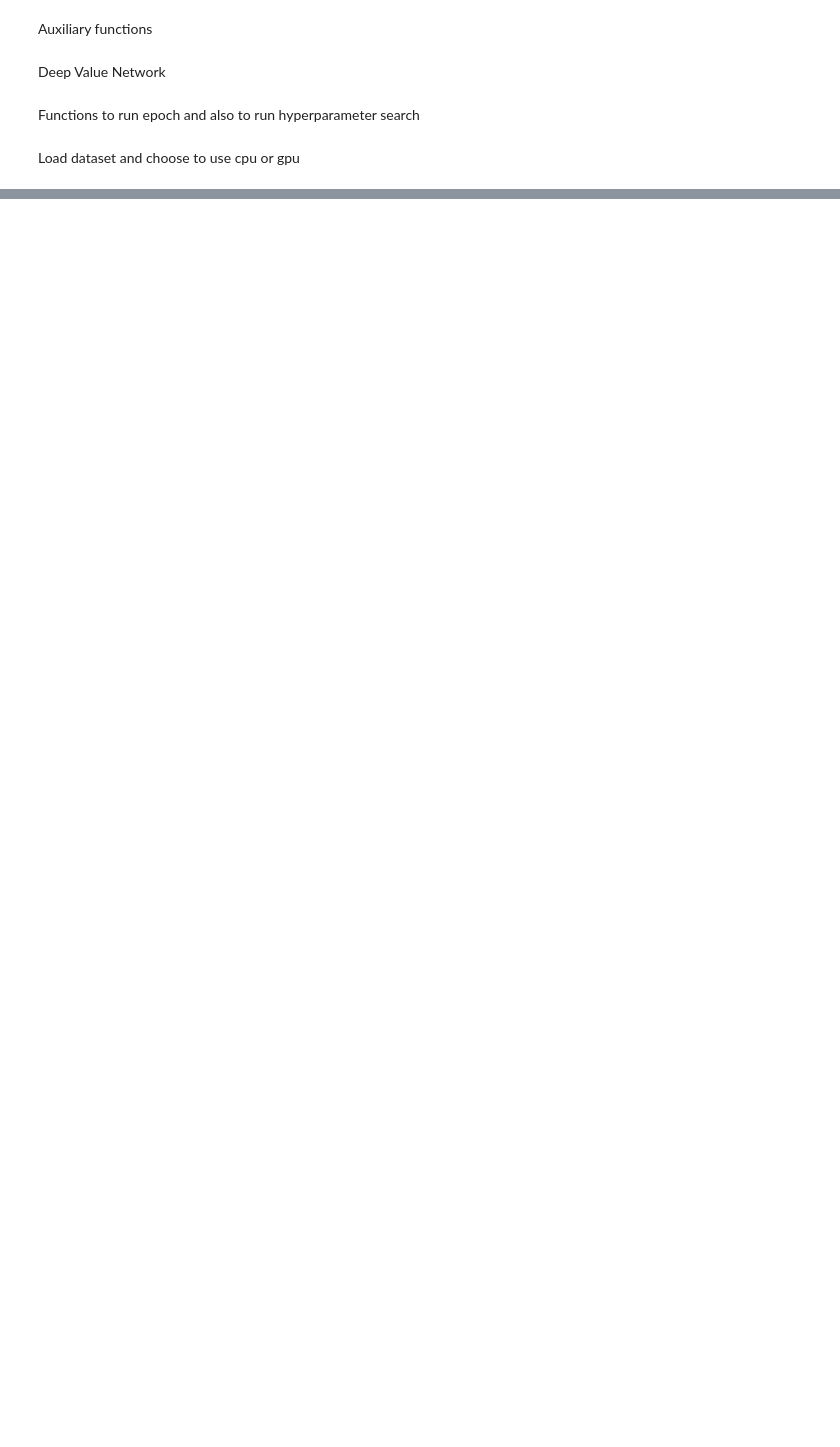
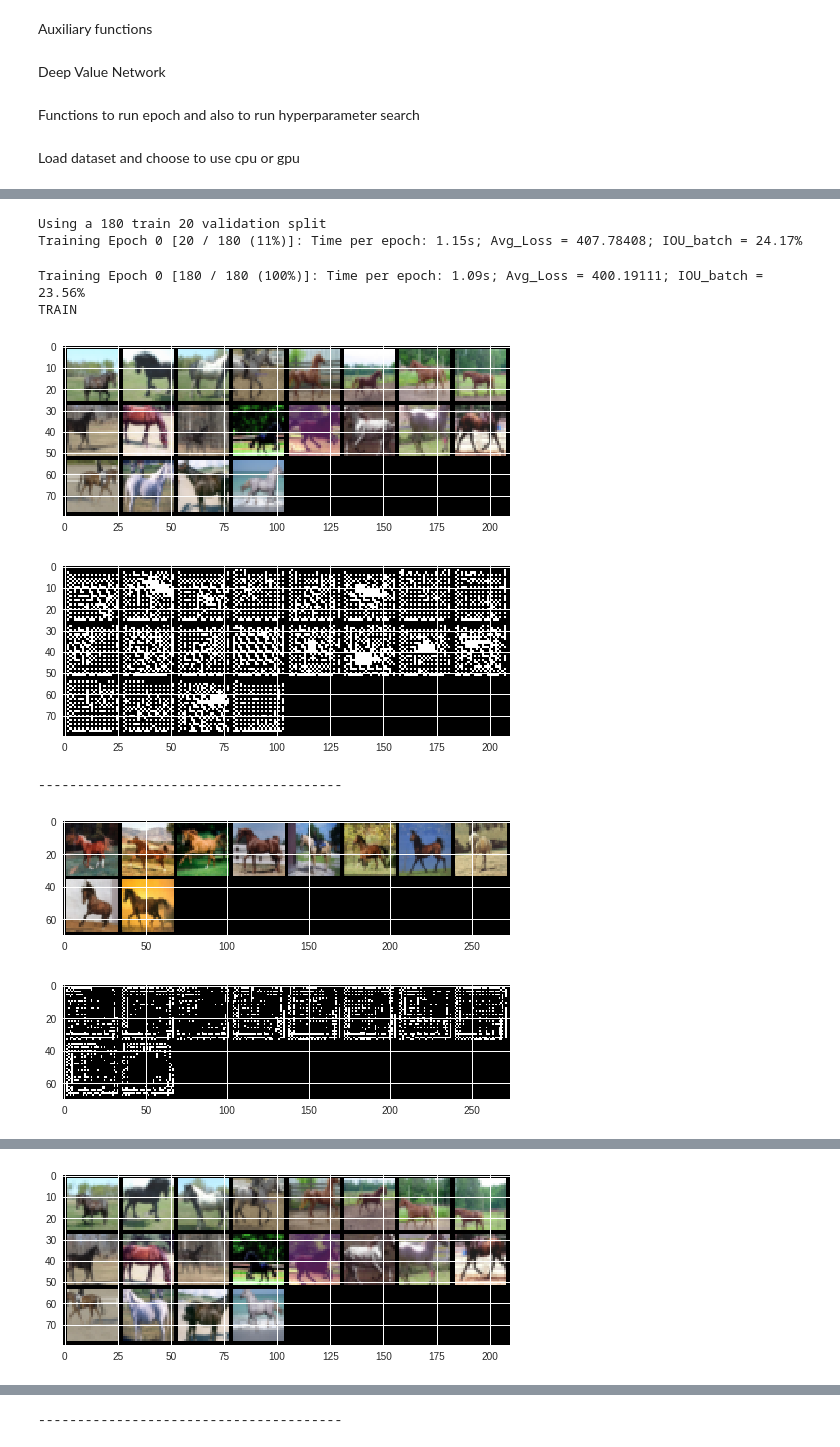
Before and after one commit to philqc/deep-value-networks-pytorch, a Jupyter notebook: FCN_baseline_Img_Seg.ipynb, the cells around one changed output, grey strips where cells are left out. Saved outputs shown, nothing was run; the diff lists cells and outputs as text; code cells hidden in the pictures; blank space fills up the shorter version.

```diff
--- a/FCN_baseline_Img_Seg.ipynb
+++ b/FCN_baseline_Img_Seg.ipynb
@@ -496,6 +489,8 @@ def run_fcn_model(train_loader, valid_loader, dir_path, use_cuda, n_epochs):
 
         with open(results_path + '.pkl', 'wb') as fout:
             pickle.dump(results, fout)
+
+    plot_results(results, iou=True)
 # %% [markdown]
 Load dataset and choose to use cpu or gpu
 # %%
@@ -526,14 +521,25 @@ class WeizmannHorseDataset(Dataset):
             if int(img_number) >= 200:
                 if subset == 'test':
                     self.img_names.append(name)
-                    self.mask_names.append(all_mask_names[i])
             elif 180 <= int(img_number) < 200:
                 if subset == 'valid':
                     self.img_names.append(name)
-                    self.mask_names.append(all_mask_names[i])
             elif subset == 'train' and int(img_number) < 180:
                 self.img_names.append(name)
-                self.mask_names.append(all_mask_names[i])
+
+        for i, name in enumerate(all_mask_names):
+            mask_number = ''.join([n for n in name if n.isdigit()])
+            if int(mask_number) >= 200:
+               if subset == 'test':
+                    self.mask_names.append(name)
+            elif 180 <= int(mask_number) < 200:
+                if subset == 'valid':
+                    self.mask_names.append(name)
+            elif subset == 'train' and int(mask_number) < 180:
+                self.mask_names.append(name)
+
+        self.img_names.sort()
+        self.mask_names.sort()
 
         assert len(self.mask_names) == len(self.img_names)
 
@@ -612,6 +618,8 @@ class WeizmannHorseDataset(Dataset):
             # create a channel for mask so as to transform
             mask = transform(np.expand_dims(mask, axis=2))
 
+            #show_img(image, black_and_white=False)
+            #show_img(mask.view(32, 32), black_and_white=True)
             masks.append(mask)
             images.append(image)
 
@@ -683,4 +691,14 @@ Run the model
 # %%
 
 # Fully convnet model
-run_fcn_model(train_loader, valid_loader, dir_path, use_cuda, n_epochs=2000)
+run_fcn_model(train_loader, valid_loader, dir_path, use_cuda, n_epochs=100)
+# %% [output]
+Using a 180 train 20 validation split
+Training Epoch 0 [20 / 180 (11%)]: Time per epoch: 1.15s; Avg_Loss = 407.78408; IOU_batch = 24.17%
+Training Epoch 0 [180 / 180 (100%)]: Time per epoch: 1.09s; Avg_Loss = 400.19111; IOU_batch = 23.56%
+TRAIN
+[figure, added]
+[figure, added]
+---------------------------------------
+[figure, added]
+[figure, added]
@@ -686,0 +722 @@ run_fcn_model(train_loader, valid_loader, dir_path, use_cuda, n_epochs=2000)
+[figure, added]
@@ -686,0 +724 @@ run_fcn_model(train_loader, valid_loader, dir_path, use_cuda, n_epochs=2000)
+---------------------------------------
```
Also changed, not shown: parts of 4 cells of this notebook.
